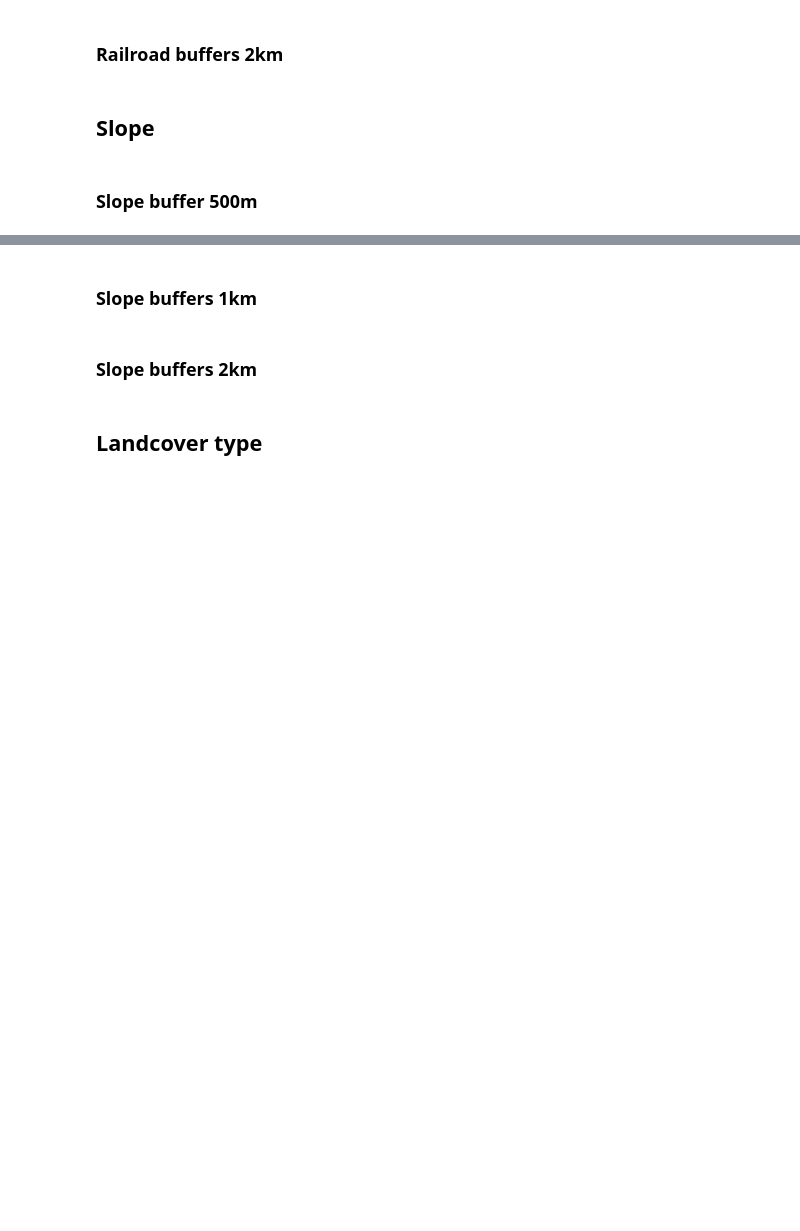
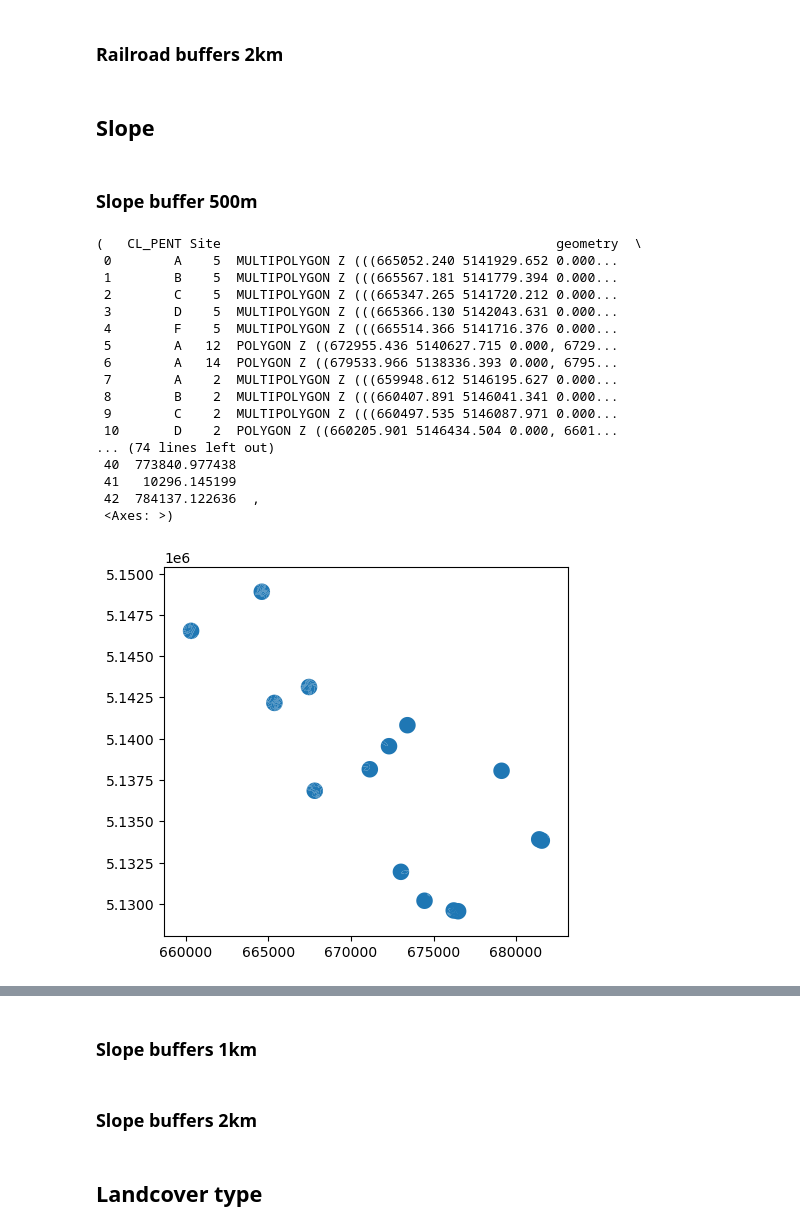
Before and after one commit to tofunori/Multi-buffers-data-extraction, a Jupyter notebook: multi_buffers.ipynb, the cells around one changed output, grey strips where cells are left out. Drawn from its saved outputs; the diff is of its cells as text; code cells hidden in the pictures; blank space fills up the shorter version.

```diff
--- a/multi_buffers.ipynb
+++ b/multi_buffers.ipynb
@@ -368,0 +371,2 @@ slope
+# %%
+slope["SHAPE"]=slope["geometry"].area
@@ -368,0 +394,48 @@ slope
+# %%
+import geopandas as gpd
+import pandas as pd
+
+slope_500m = slope.overlay(buffered_camera_df_500m, how='intersection')
+slope_500m["area"]=slope_500m["geometry"].area
+# Initialize an empty list to store the results
+all_sites = []
+
+# Iterate over each unique site
+for site in slope_500m['Site'].unique():
+    # Filter the data for the current site
+    slope_site = slope_500m[slope_500m["Site"] == site]
+
+    # Dissolve by 'CL_PENT' and sum 'superficie'
+    dissolved = slope_site.dissolve(by=['CL_PENT', 'Site'], aggfunc={'area':'sum'})
+
+    # Store the result
+    all_sites.append(dissolved)
+
+# Concatenate all the results into a single GeoDataFrame
+slope_500m_gdf = pd.concat(all_sites).reset_index()
+
+# Save the GeoDataFrame
+slope_500m_gdf.to_file(r"C:\Users\thier\Downloads\Projet\slope_500m_2.shp")
+slope_500m_gdf.to_csv(r"C:\Users\thier\Downloads\Projet\slope_500m.csv")
+
+# Print and plot the result
+slope_500m_gdf, slope_500m_gdf.plot()
+# %% [output]
+(   CL_PENT Site                                           geometry  \
+ 0        A    5  MULTIPOLYGON Z (((665052.240 5141929.652 0.000...
+ 1        B    5  MULTIPOLYGON Z (((665567.181 5141779.394 0.000...
+ 2        C    5  MULTIPOLYGON Z (((665347.265 5141720.212 0.000...
+ 3        D    5  MULTIPOLYGON Z (((665366.130 5142043.631 0.000...
+ 4        F    5  MULTIPOLYGON Z (((665514.366 5141716.376 0.000...
+ 5        A   12  POLYGON Z ((672955.436 5140627.715 0.000, 6729...
+ 6        A   14  POLYGON Z ((679533.966 5138336.393 0.000, 6795...
+ 7        A    2  MULTIPOLYGON Z (((659948.612 5146195.627 0.000...
+ 8        B    2  MULTIPOLYGON Z (((660407.891 5146041.341 0.000...
+ 9        C    2  MULTIPOLYGON Z (((660497.535 5146087.971 0.000...
+ 10       D    2  POLYGON Z ((660205.901 5146434.504 0.000, 6601...
+... (74 lines left out)
+ 40  773840.977438
+ 41   10296.145199
+ 42  784137.122636  ,
+ <Axes: >)
+[figure, added]
```
Also changed, not shown: parts of 14 cells of this notebook, 1 other file.
